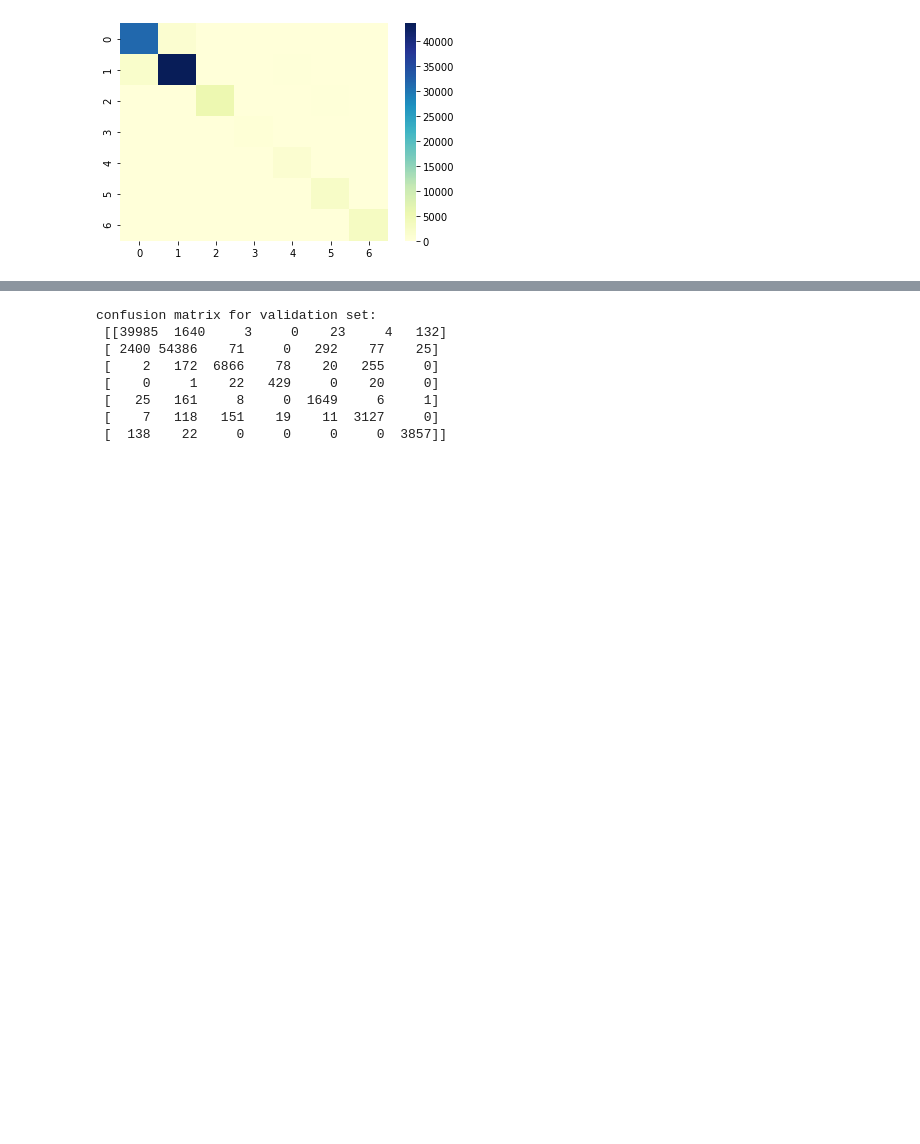
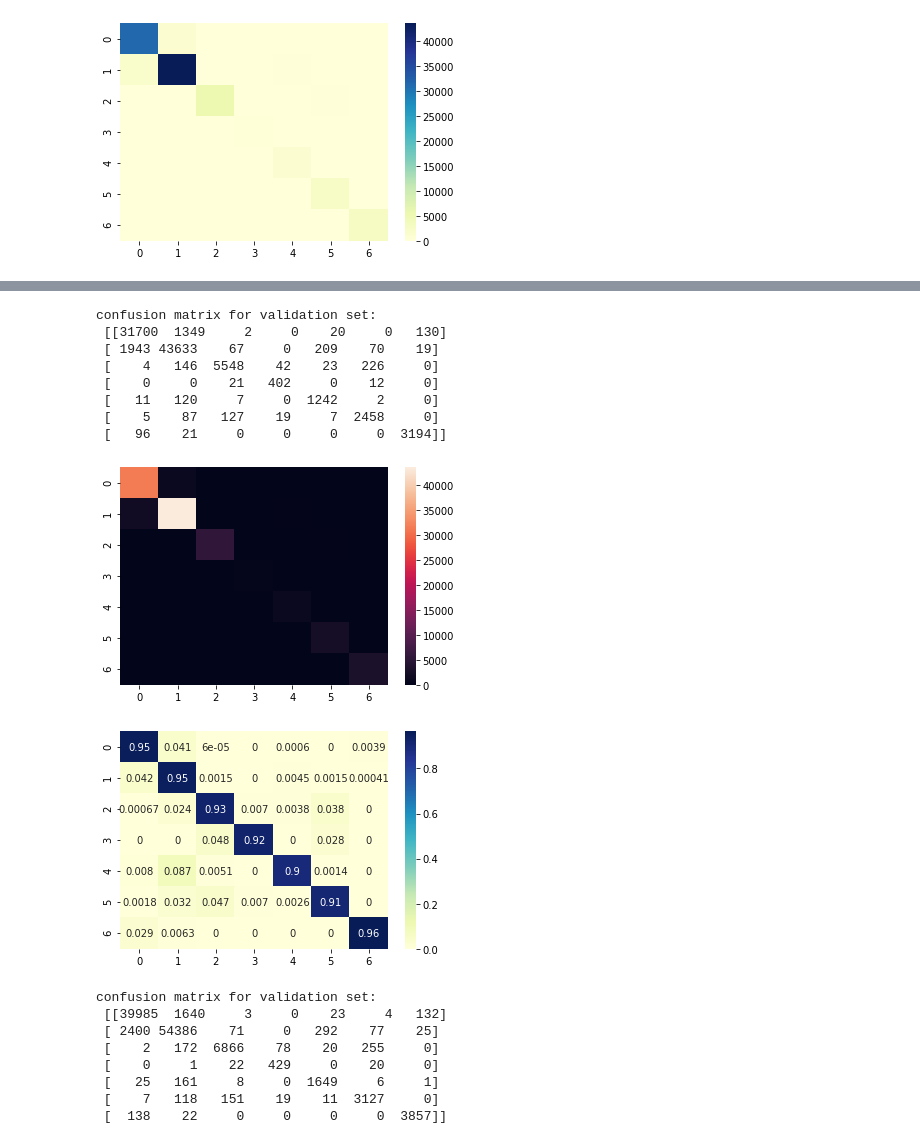
Before and after one commit to Yuyan-C/MAIS202Project, a Jupyter notebook: RandomForest.ipynb, the cells around one changed output, grey strips where cells are left out. Cells and saved outputs as stored; diff of their text form; code cells hidden in the pictures; blank space fills up the shorter version.

```diff
--- a/RandomForest.ipynb
+++ b/RandomForest.ipynb
@@ -131,3 +131,23 @@ plt.show()
+# %%
+cf_matrix_valid = confusion_matrix(y_valid_pred, y_valid)
+print("confusion matrix for validation set:\n {}".format(cf_matrix_valid))
+sns.heatmap(cf_matrix_valid, annot=False)
+plt.show()
+sum = np.sum(cf_matrix_valid,axis=1)
+cf_matrix_valid = cf_matrix_valid / sum[:,None]
+sns.heatmap(cf_matrix_valid, annot=True,cmap="YlGnBu")
+plt.show()
+# %% [output]
+confusion matrix for validation set:
+ [[31700  1349     2     0    20     0   130]
+ [ 1943 43633    67     0   209    70    19]
+ [    4   146  5548    42    23   226     0]
+ [    0     0    21   402     0    12     0]
+ [   11   120     7     0  1242     2     0]
+ [    5    87   127    19     7  2458     0]
+ [   96    21     0     0     0     0  3194]]
+[figure, added]
+[figure, added]
 # %%
 cf_matrix_test = confusion_matrix(y_test_pred, y_test)
 print("confusion matrix for validation set:\n {}".format(cf_matrix_test))
```
Also changed, not shown: parts of 1 cell of this notebook.
